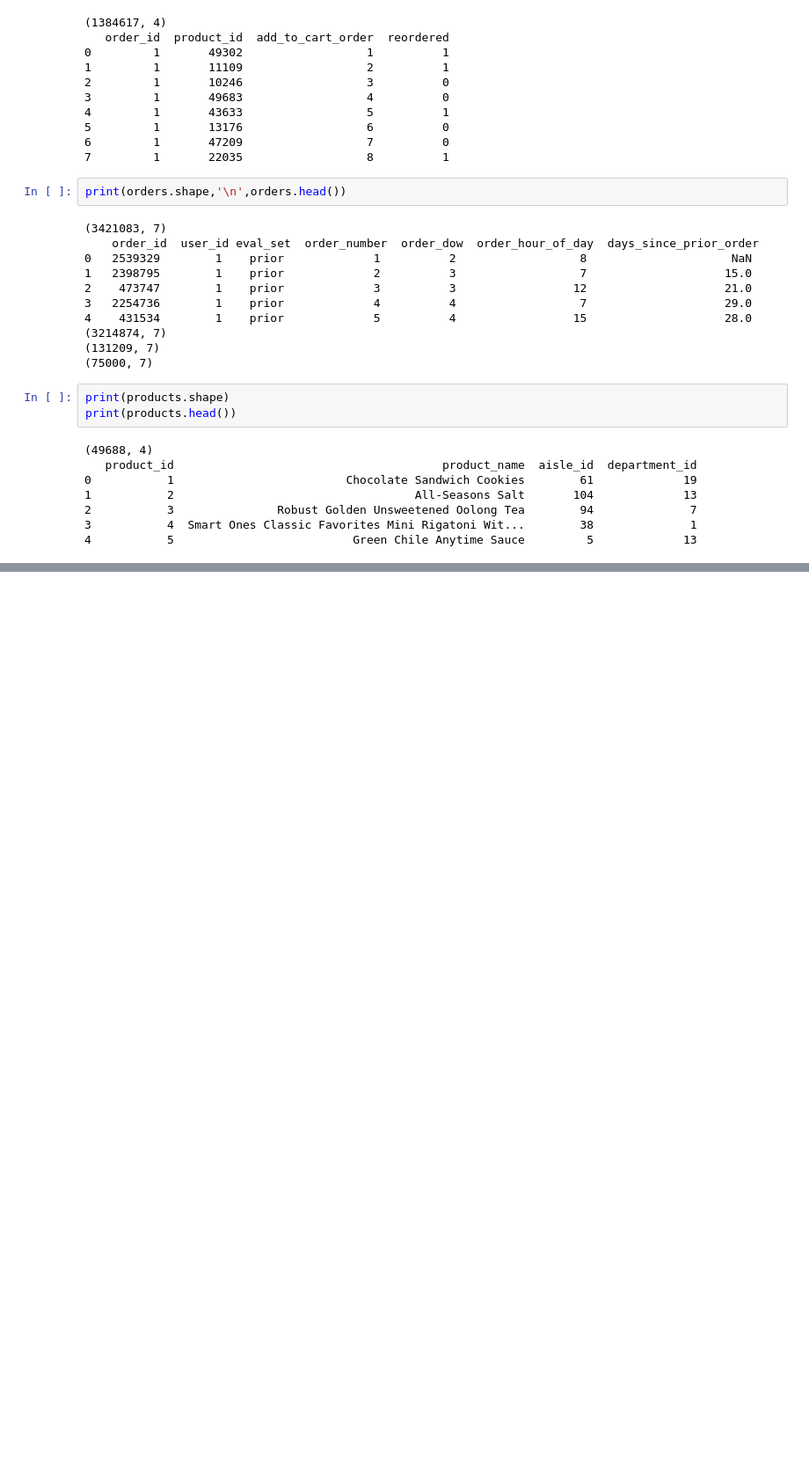
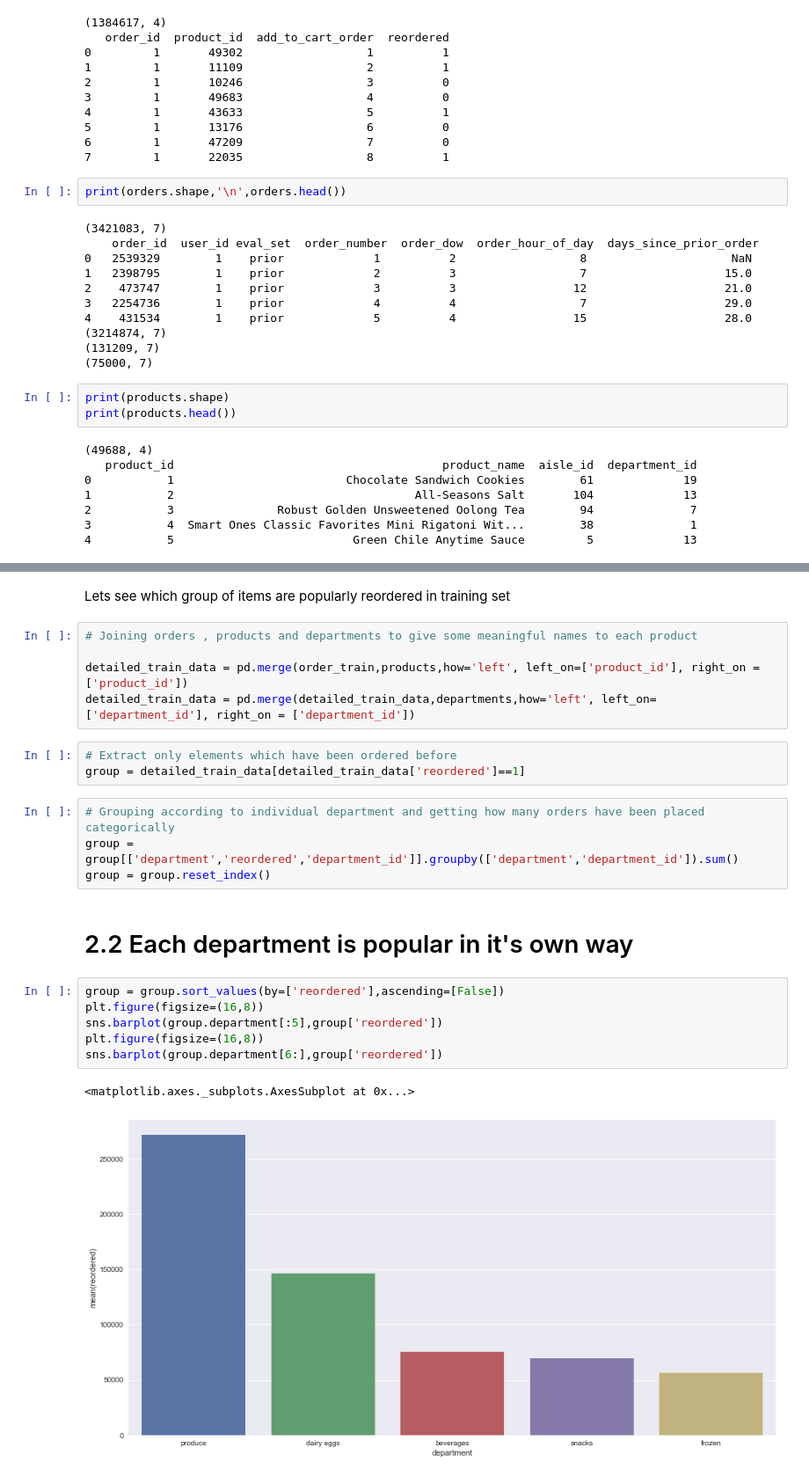
Before and after one commit to pradeepsaiu/kaggle_competetion, a Jupyter notebook: instacart/instacart.ipynb, the cells around one changed output, grey strips where cells are left out. Shown at 88% size. Saved outputs shown, nothing was run; the diff lists cells and outputs as text; blank space fills up the shorter version.

```diff
--- a/instacart/instacart.ipynb
+++ b/instacart/instacart.ipynb
@@ -110,0 +126,25 @@ print(products.head())
+# %% [markdown]
+Lets see which group of items are popularly reordered in training set
+# %%
+# Joining orders , products and departments to give some meaningful names to each product
+
+detailed_train_data = pd.merge(order_train,products,how='left', left_on=['product_id'], right_on = ['product_id'])
+detailed_train_data = pd.merge(detailed_train_data,departments,how='left', left_on=['department_id'], right_on = ['department_id'])
+# %%
+# Extract only elements which have been ordered before
+group = detailed_train_data[detailed_train_data['reordered']==1]
+# %%
+# Grouping according to individual department and getting how many orders have been placed categorically
+group = group[['department','reordered','department_id']].groupby(['department','department_id']).sum()
+group = group.reset_index()
+# %% [markdown]
+# 2.2 Each department is popular in it's own way
+# %%
+group = group.sort_values(by=['reordered'],ascending=[False])
+plt.figure(figsize=(16,8))
+sns.barplot(group.department[:5],group['reordered'])
+plt.figure(figsize=(16,8))
+sns.barplot(group.department[6:],group['reordered'])
+# %% [output]
+<matplotlib.axes._subplots.AxesSubplot at 0x...>
+[figure, added]
```
Also changed, not shown: parts of 13 cells of this notebook.
